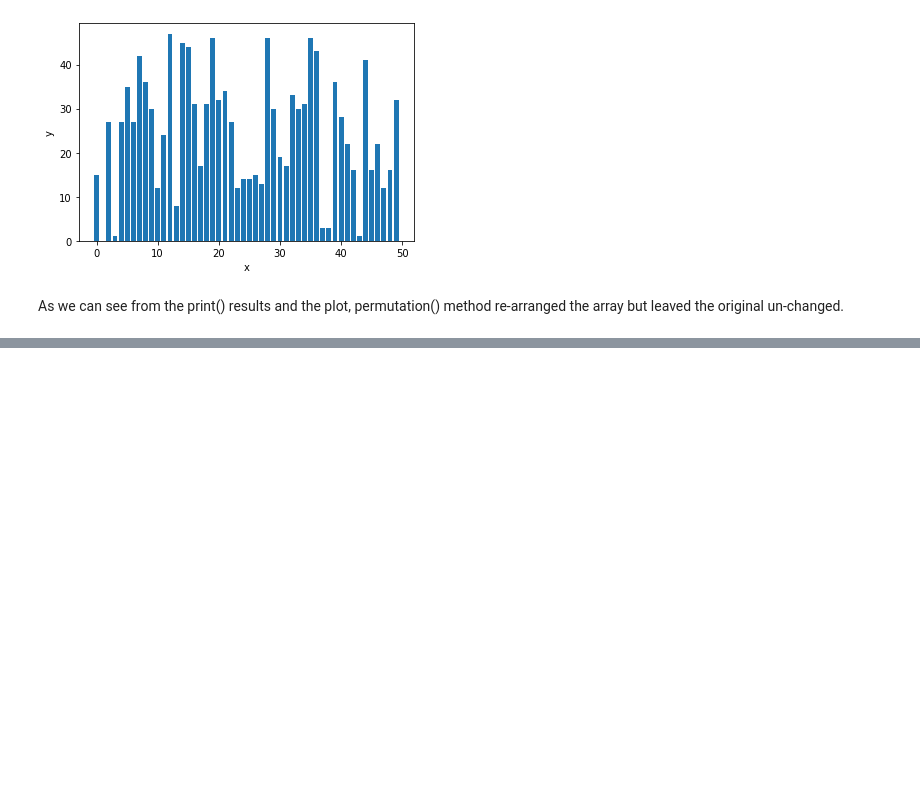
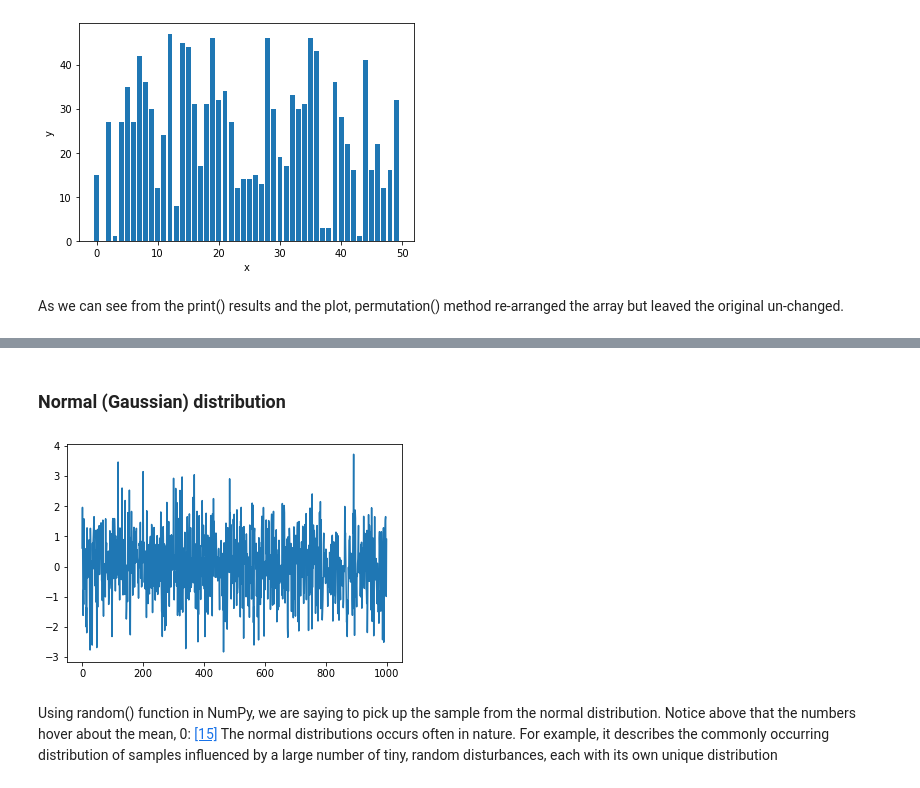
Before and after one commit to Anja585/SchoolAssignment-ProgrammingForDataAnalysis, a Jupyter notebook: numpy_random.ipynb, the cells around one changed output, grey strips where cells are left out. Cells and saved outputs as stored; diff of their text form; code cells hidden in the pictures; blank space fills up the shorter version.

Commit message:
added ditribution function example

```diff
--- a/numpy_random.ipynb
+++ b/numpy_random.ipynb
@@ -169,3 +174,13 @@ plt.show()
+# %% [markdown]
+### Normal (Gaussian) distribution
+# %%
+s = rng.normal(loc=0,scale=1,size=1000) # drawing the samples from the distibution
+plt.plot(s)
+plt.show()
+# %% [output]
+[figure, added]
+# %% [markdown]
+Using random() function in NumPy, we are saying to pick up the sample from the normal distribution. Notice above that the numbers hover about the mean, 0: [[15]](#Reference) The normal distributions occurs often in nature. For example, it describes the commonly occurring distribution of samples influenced by a large number of tiny, random disturbances, each with its own unique distribution
 # %% [markdown]
 ## References
 1. Random sampling (numpy.random) — NumPy v1.21 Manual. (2008–2021). NumPy. Retrieved October 31, 2021, from https://numpy.org/doc/stable/reference/random/index.html
```
Also changed, not shown: parts of 4 cells of this notebook.
